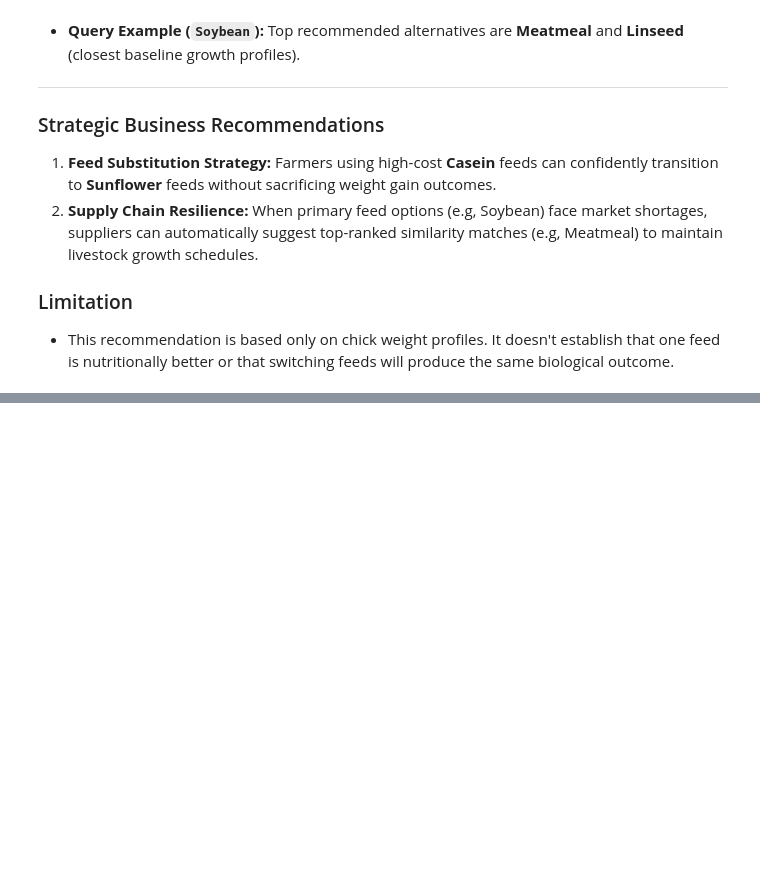
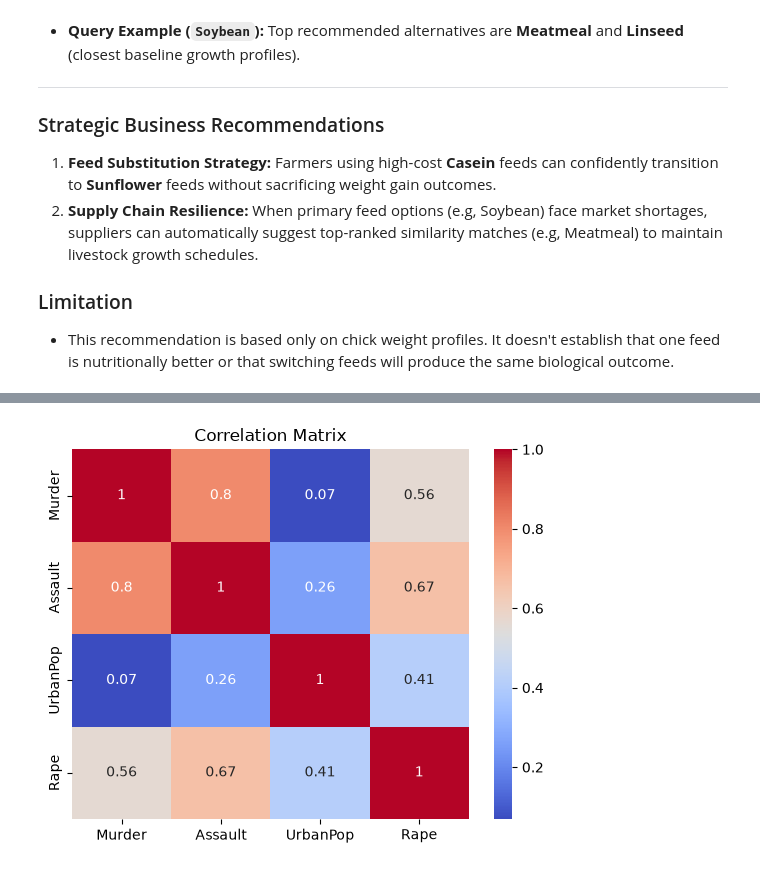
Before and after one commit to MichaelKamano/DataVine-Analysis, a Jupyter notebook: DataVine.ipynb, the cells around one changed output, grey strips where cells are left out. Saved outputs shown, nothing was run; the diff lists cells and outputs as text; code cells hidden in the pictures; blank space fills up the shorter version.

```diff
--- a/DataVine.ipynb
+++ b/DataVine.ipynb
@@ -777,0 +782,4 @@ The recommendation function accepts a target feed type and retrieves ranked alte
+# %%
+# load data
+arrests = pd.read_csv("DataSets/USArrests.csv")
+arrests.shape
@@ -777,0 +838,7 @@ The recommendation function accepts a target feed type and retrieves ranked alte
+# %%
+# correlation plot
+sns.heatmap(arrests[['Murder', 'Assault', 'UrbanPop', 'Rape']].corr(),annot=True,cmap='coolwarm')
+plt.title('Correlation Matrix')
+plt.show()
+# %% [output]
+[figure, added]
```
Also changed, not shown: parts of 39 cells of this notebook.
